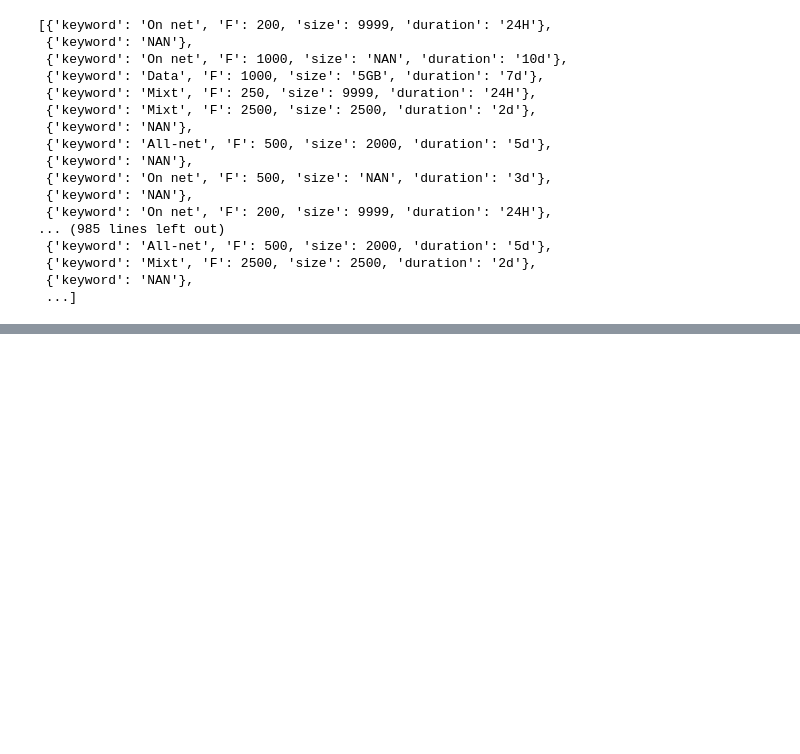
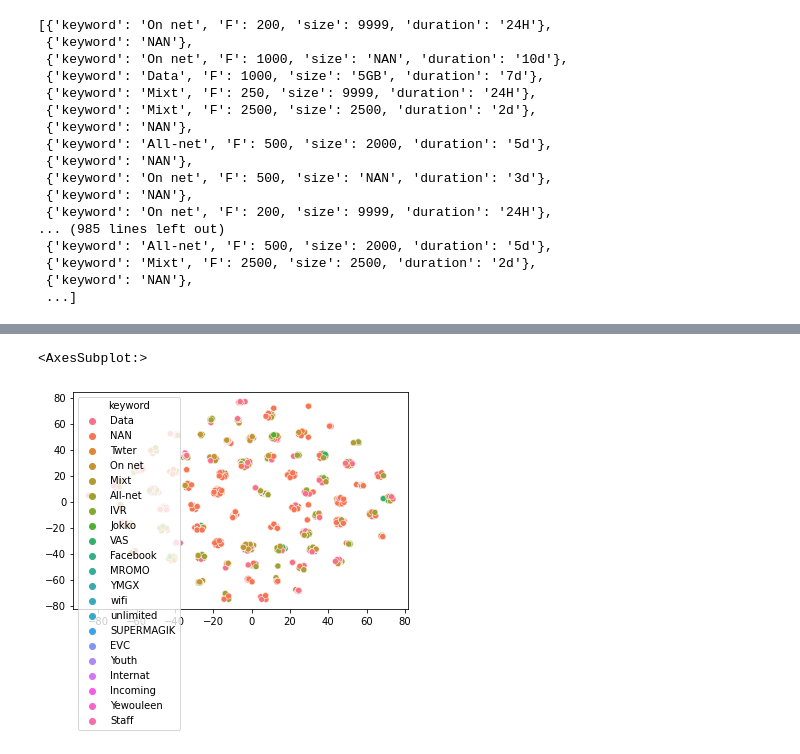
Before and after one commit to i-vainn/Expresso-zindi-competiton, a Jupyter notebook: experiments/EDA.ipynb, the cells around one changed output, grey strips where cells are left out. Saved outputs shown, nothing was run; the diff lists cells and outputs as text; code cells hidden in the pictures; blank space fills up the shorter version.

```diff
--- a/experiments/EDA.ipynb
+++ b/experiments/EDA.ipynb
@@ -866,3 +864,8 @@ import yaml
+# %%
+import yaml
+
+with open('../tpmap.yaml') as f:
+    mapper = yaml.load(f)
 # %%
 with open('../tpmap.yaml') as f:
     mapper = yaml.load(f)
@@ -891,4 +894,4 @@ train.TOP_PACK.map(mapper).to_list()
  {'keyword': 'NAN'},
  ...]
 # %%
-pd.concat([train, pd.DataFrame(train.TOP_PACK.map(mapper).to_list())], axis=1)
+train = pd.concat([train, pd.DataFrame(train.TOP_PACK.map(mapper).to_list())], axis=1)
@@ -908,0 +900,4 @@ pd.concat([train, pd.DataFrame(train.TOP_PACK.map(mapper).to_list())], axis=1)
+# %%
+idx = train.sample(10000).index
+# %%
+X = TSNE().fit_transform(train.loc[idx][train.columns[(train.dtypes!='object')&(train.isna().sum()==0)]])
@@ -908,0 +919,5 @@ pd.concat([train, pd.DataFrame(train.TOP_PACK.map(mapper).to_list())], axis=1)
+# %%
+sns.scatterplot(x=X[:, 0], y=X[:, 1], hue=train.loc[idx].keyword.iloc[:, 1])
+# %% [output]
+<AxesSubplot:>
+[figure, added]
```
Also changed, not shown: parts of 4 cells of this notebook, 3 other files.
